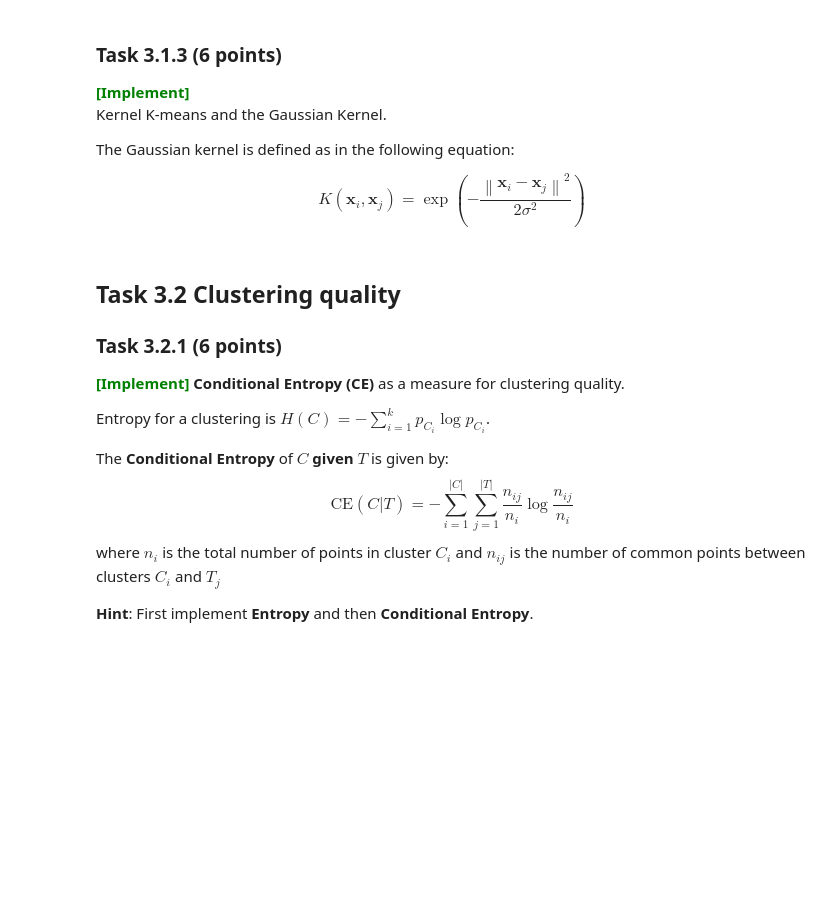
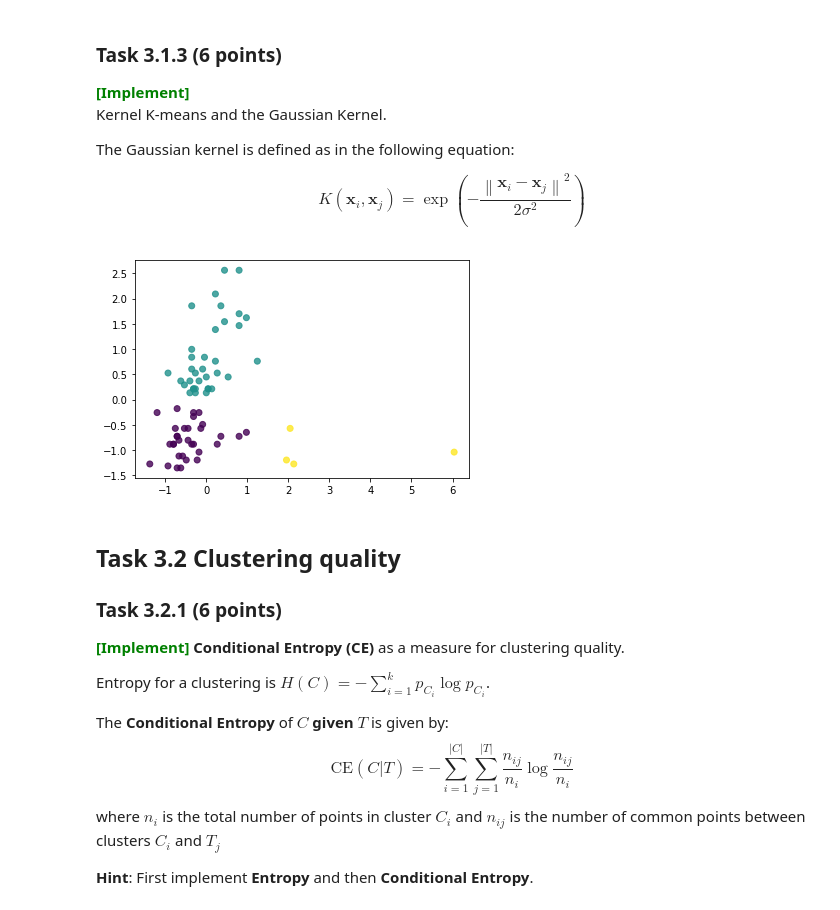
Before and after one commit to BjarkiKassOlsen/DM-Hand-In, a Jupyter notebook: handins/handin1.ipynb, the cells around one changed output. Drawn from its saved outputs; the diff is of its cells as text; code cells hidden in the pictures; blank space fills up the shorter version.

```diff
--- a/handins/handin1.ipynb
+++ b/handins/handin1.ipynb
@@ -938,34 +983,72 @@ K\left(\mathbf{x}_{i}, \mathbf{x}_{j}\right)=\exp \left(-\frac{\left\|\mathbf{x}
 # %%
 ### YOUR CODE HERE
 X = toy[["sulphates", "alcohol"]].to_numpy()
 
 # Necessary Data normalization!
 X_norm = (X - X.min(0)) / X.ptp(0)
 
 def gaussian_kernel(x, y, sigma=0.8):
     k = 0
-    ### YOUR CODE HERE
 
+    # Calculate the squared Euclidean distance between x and y
+    dist_sq = np.linalg.norm(x-y)**2
 
-    ### YOUR CODE HERE
+    # Calculate the value for the Gaussian kernel
+    k = np.exp(-dist_sq / (2 * (sigma ** 2)))
+
     return k
 
 
 def kernel_kmeans(X, n_clusters, kernel=gaussian_kernel, iters=100, error=.01):
-    ### YOUR CODE HERE
+    n_samples, n_features = X.shape
 
+    np.random.seed(RANDOM_SEED)
 
-    ### YOUR CODE HERE
+    # Initialize the cluster centers randomly
+    random_sample_idxs = np.random.choice(n_samples, n_clusters)
+    centers = X[random_sample_idxs]
+
+    # Iterate until convergence or max_iters reached
+    for iteration in range(iters):
+
+        # Set old centers to current centers
+        old_centers = centers.copy()
+
+        # Compute pairwise kernel matrix
+        K = np.zeros((n_samples, n_clusters))
+        for i in range(n_samples):
+            for j in range(n_clusters):
+                K[i, j] = gaussian_kernel(X[i], centers[j])
+
+        # Assign points to nearest cluster
+        # As the values in K are between 0 and 1, the cluster with the highest value is the closest, so we take the argmax
+        clusters = np.argmax(K, axis=1)
+
+        # Update cluster centers
+        for j in range(n_clusters):
+            points = X[clusters == j]
+            if len(points) > 0:
+                centers[j] = np.mean(points, axis=0)
+
+        # Check for convergence
+        if np.linalg.norm(centers - old_centers) < error:
+            break
+
     return clusters
 
+NUMBER_OF_CLUSTERS = 3
+SOME_AMOUNT_OF_CLUSTERS = 3
 
 clusters = kernel_kmeans(X_norm, NUMBER_OF_CLUSTERS)
 
 scaler = StandardScaler().fit(X_norm)
 X_scaled = scaler.transform(X_norm)
 clusters = kernel_kmeans(X_scaled, SOME_AMOUNT_OF_CLUSTERS)
 
 plt.scatter(X_scaled[:, 0], X_scaled[:, 1], alpha=0.8, c=clusters)
+plt.show()
+# %% [output]
+[figure, added]
 # %% [markdown]
 
 ## Task 3.2 Clustering quality
```
Also changed, not shown: parts of 11 cells of this notebook.
